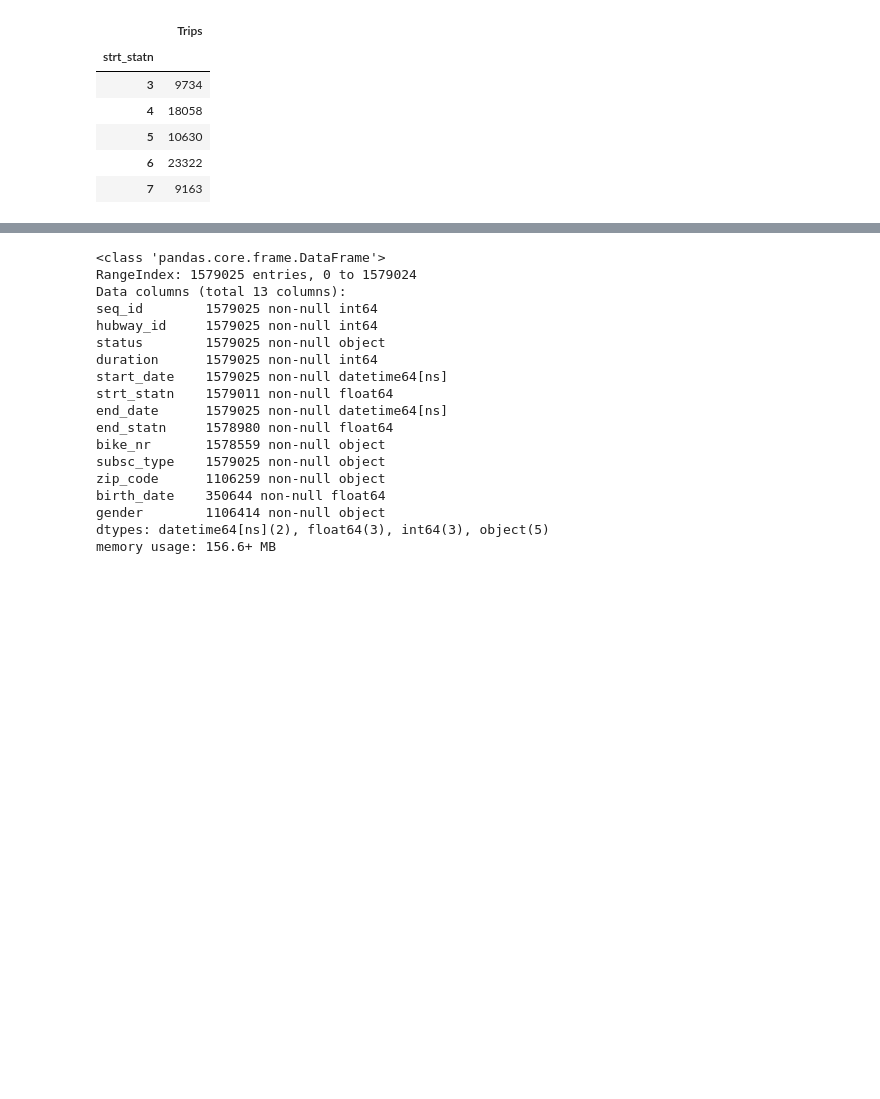
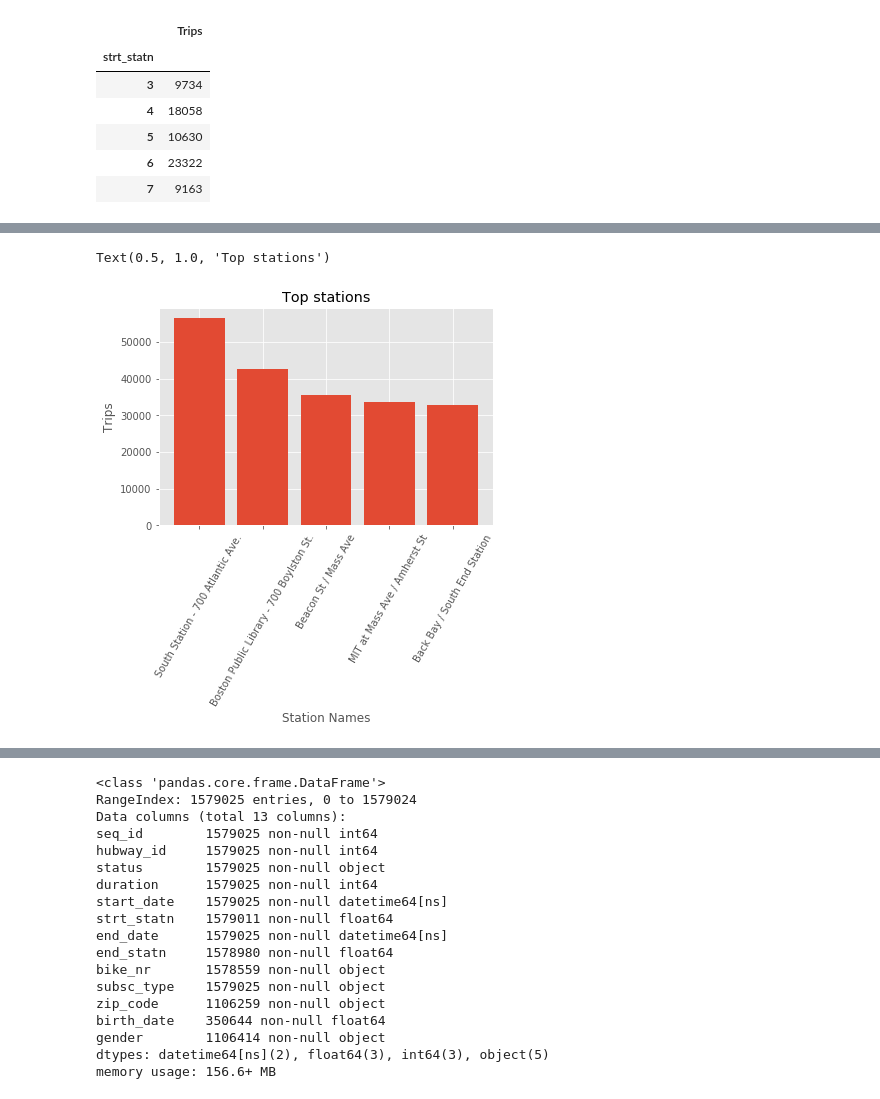
Before and after one commit to jisanos/Hubway-Data-Visualization-Challenge, a Jupyter notebook: Exam_Script.ipynb, the cells around one changed output, grey strips where cells are left out. Drawn from its saved outputs; the diff is of its cells as text; code cells hidden in the pictures; blank space fills up the shorter version.

```diff
--- a/Exam_Script.ipynb
+++ b/Exam_Script.ipynb
@@ -334,0 +326,4 @@ Stations_merge.sort_values(by='Trips', ascending=0).head()
+# %%
+#Sorting the values of the merged dataframe by amounts of trips taken
+Top_stations = Stations_merge.sort_values(by='Trips', ascending=0).head()
+Top_stations
@@ -334,0 +337,9 @@ Stations_merge.sort_values(by='Trips', ascending=0).head()
+# %%
+plt.bar(Top_stations.station, Top_stations.Trips)
+plt.xticks(rotation=60)
+plt.xlabel('Station Names')
+plt.ylabel('Trips')
+plt.title('Top stations')
+# %% [output]
+Text(0.5, 1.0, 'Top stations')
+[figure, added]
```
Also changed, not shown: parts of 10 cells of this notebook.
